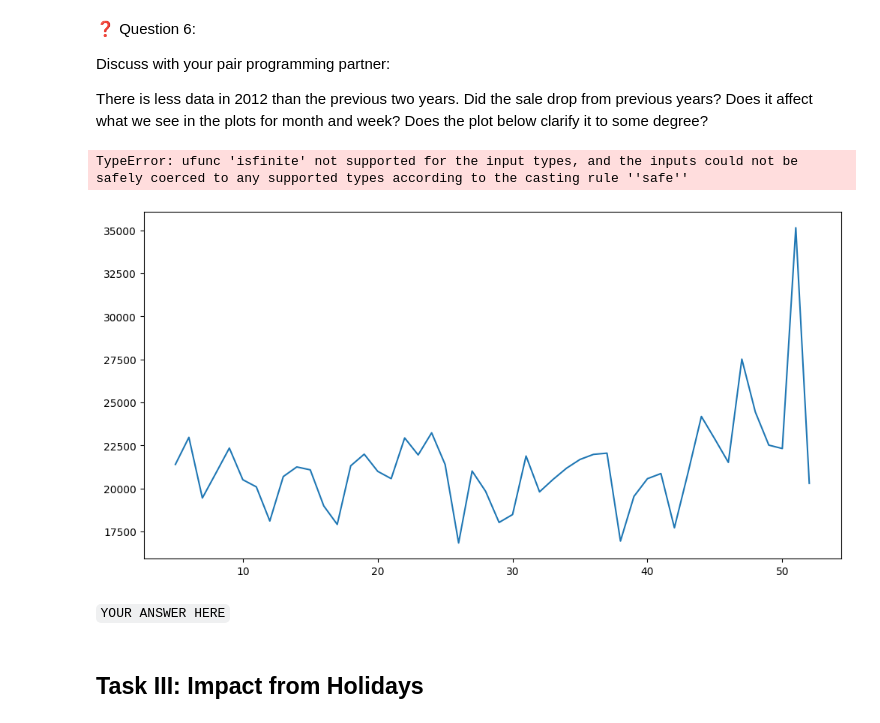
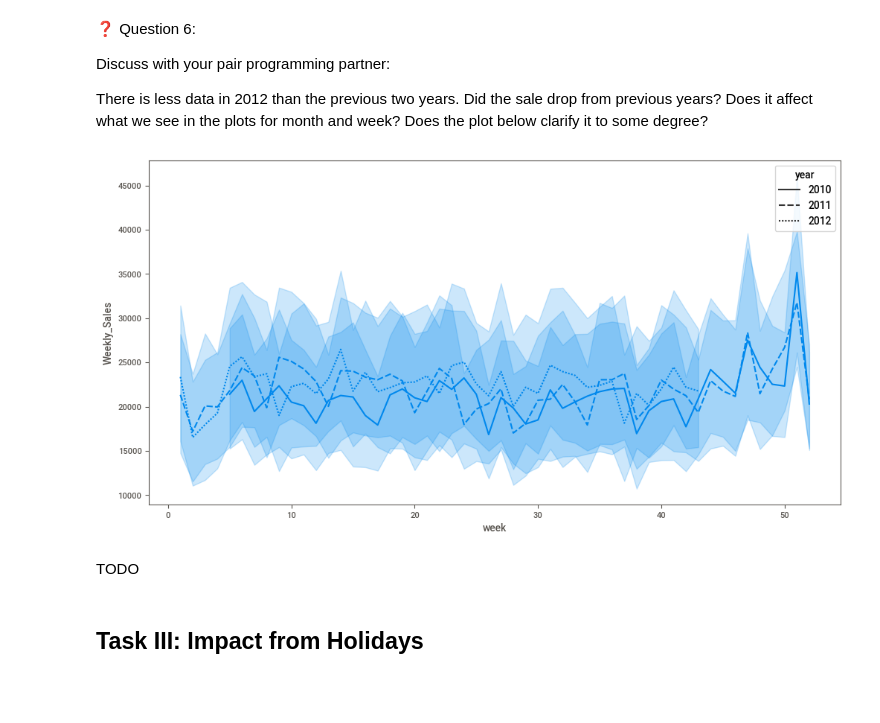
Before and after one commit to patrickmgebhard/MLE-11, a Jupyter notebook: assignments/week-04-data-eng-airflow/nb/walmart-sales-data.ipynb, the cells around one changed output. Saved outputs shown, nothing was run; the diff lists cells and outputs as text; code cells hidden in the pictures; blank space fills up the shorter version.

Commit message:
working on week-04 assignment

```diff
--- a/assignments/week-04-data-eng-airflow/nb/walmart-sales-data.ipynb
+++ b/assignments/week-04-data-eng-airflow/nb/walmart-sales-data.ipynb
@@ -559,15 +559,13 @@ Discuss with your pair programming partner:
 
 There is less data in 2012 than the previous two years. Did the sale drop from previous years? Does it affect what we see in the plots for month and week? Does the plot below clarify it to some degree?
 # %%
-# TODO fix this (probably because type column is an object) and answer
+df_train['week'] = df_train['week'].astype('int64')
 plt.figure(figsize=(12, 6))
 sns.lineplot(data=df_train, x="week", y="Weekly_Sales", style="year");
-#, x="week", y="Weekly_Sales",  style='year'
 # %% [output]
-TypeError: ufunc 'isfinite' not supported for the input types, and the inputs could not be safely coerced to any supported types according to the casting rule ''safe''
-[figure, old version]
+[figure, new version]
 # %% [markdown]
-`YOUR ANSWER HERE`
+TODO
 # %% [markdown]
 ## Task III: Impact from Holidays
 # %% [markdown]
```
Also changed, not shown: parts of 8 cells of this notebook.
